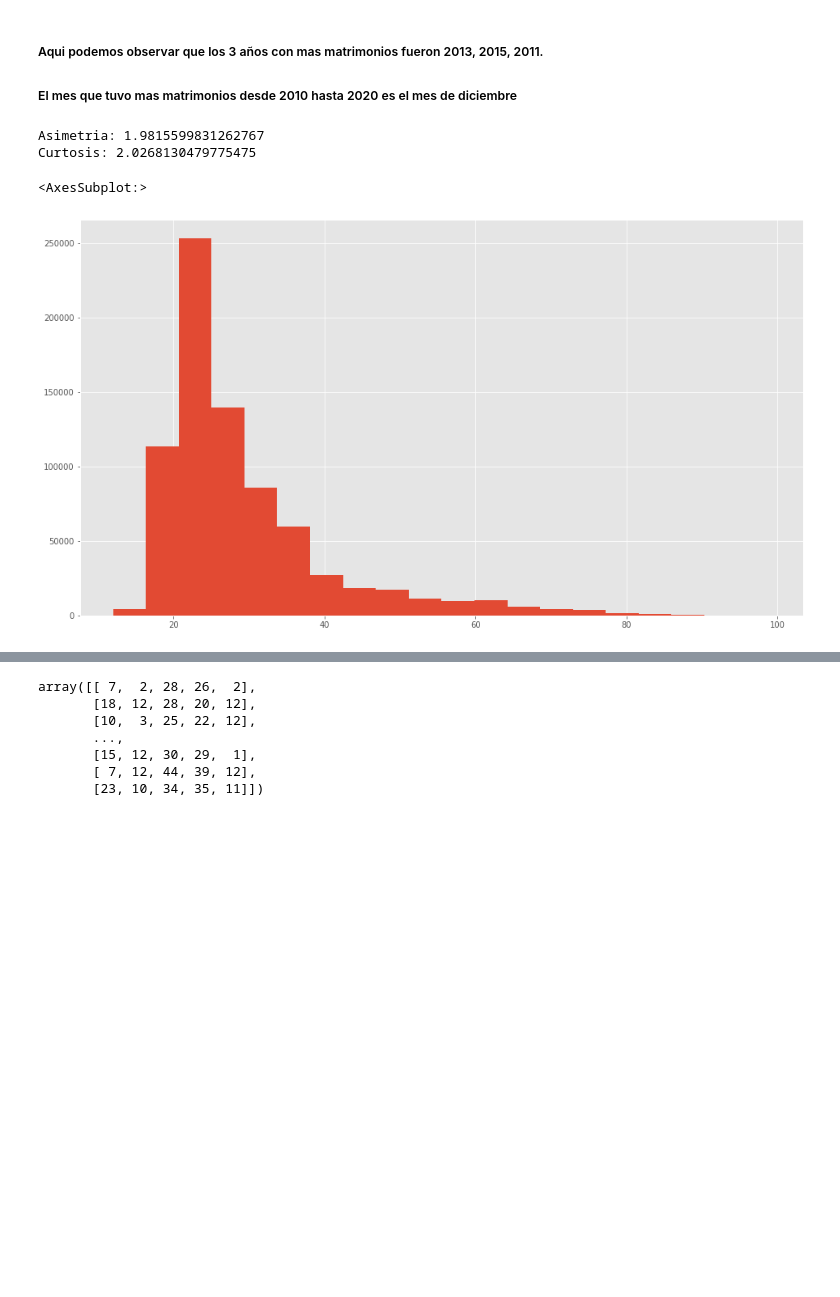
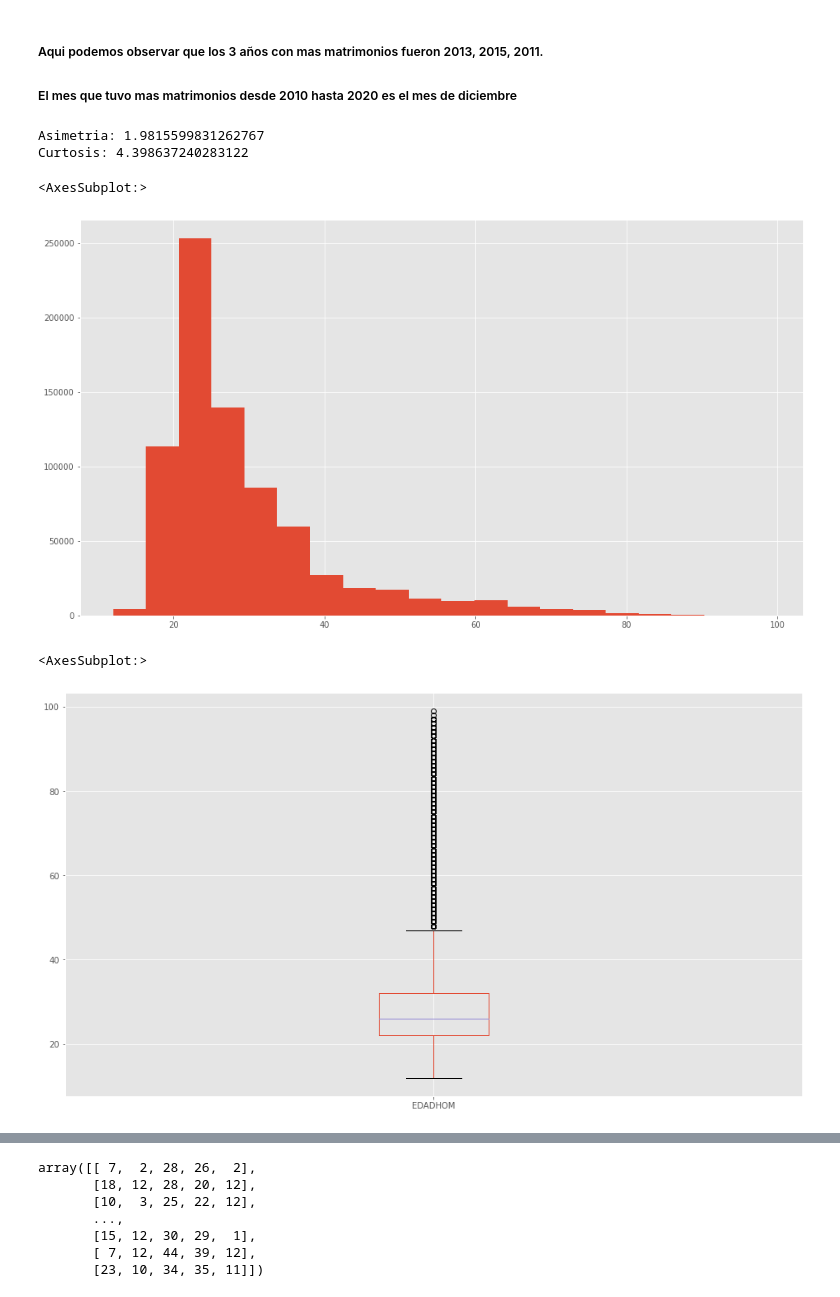
Before and after one commit to JJHH06/DMP1MarriageClustering, a Jupyter notebook: Proyecto1.ipynb, the cells around one changed output, grey strips where cells are left out. Saved outputs shown, nothing was run; the diff lists cells and outputs as text; code cells hidden in the pictures; blank space fills up the shorter version.

Commit message:
Boxplot

```diff
--- a/Proyecto1.ipynb
+++ b/Proyecto1.ipynb
@@ -414,13 +414,19 @@ Name: MESREG, dtype: int64
 # histograma de edad de los hombres
 
 print('Asimetria:', marriage_data['EDADHOM'].skew())
-print('Curtosis:', marriage_data['EDADMUJ'].skew())
+print('Curtosis:', marriage_data['EDADHOM'].kurt())
 marriage_data['EDADHOM'].hist(bins=20)
 # %% [output]
 Asimetria: 1.9815599831262767
-Curtosis: 2.0268130479775475
+Curtosis: 4.398637240283122
 <AxesSubplot:>
 [figure]
+# %%
+
+marriage_data.boxplot(column=['EDADHOM'])
+# %% [output]
+<AxesSubplot:>
+[figure, added]
 # %%
 # Histograma de edad de las mujeres
 
```
Also changed, not shown: parts of 2 cells of this notebook.
